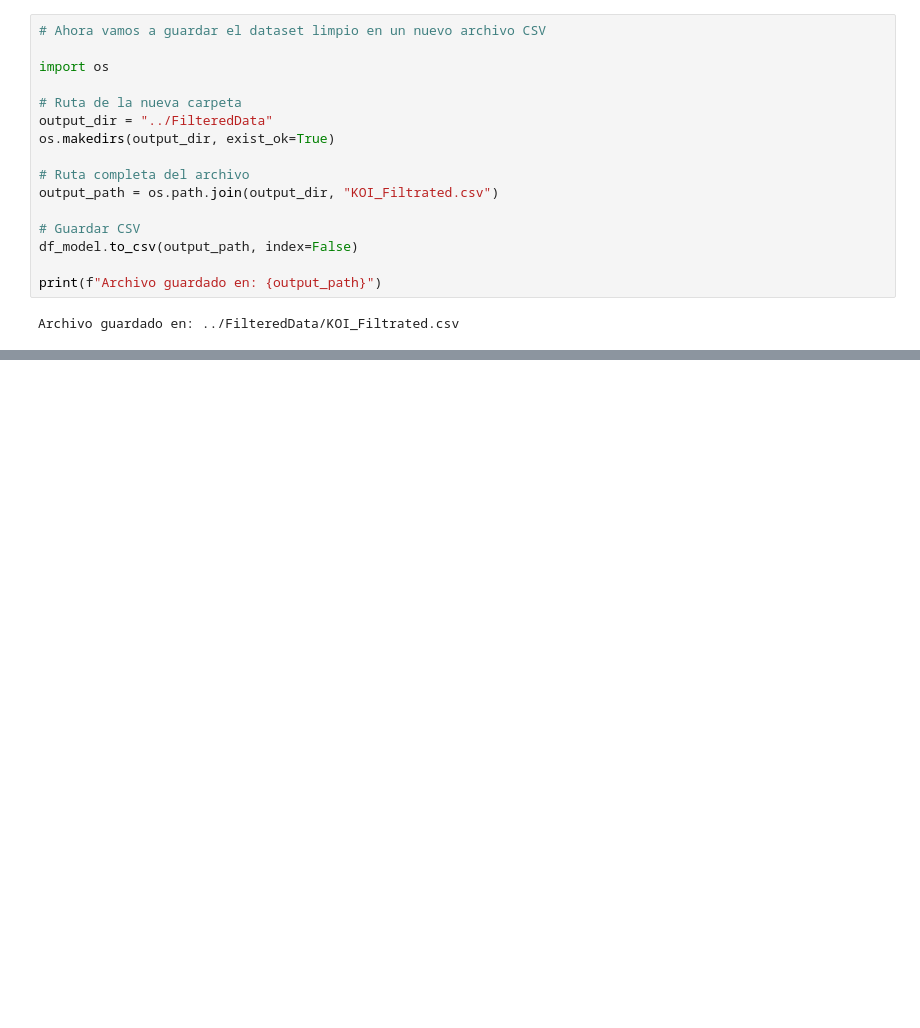
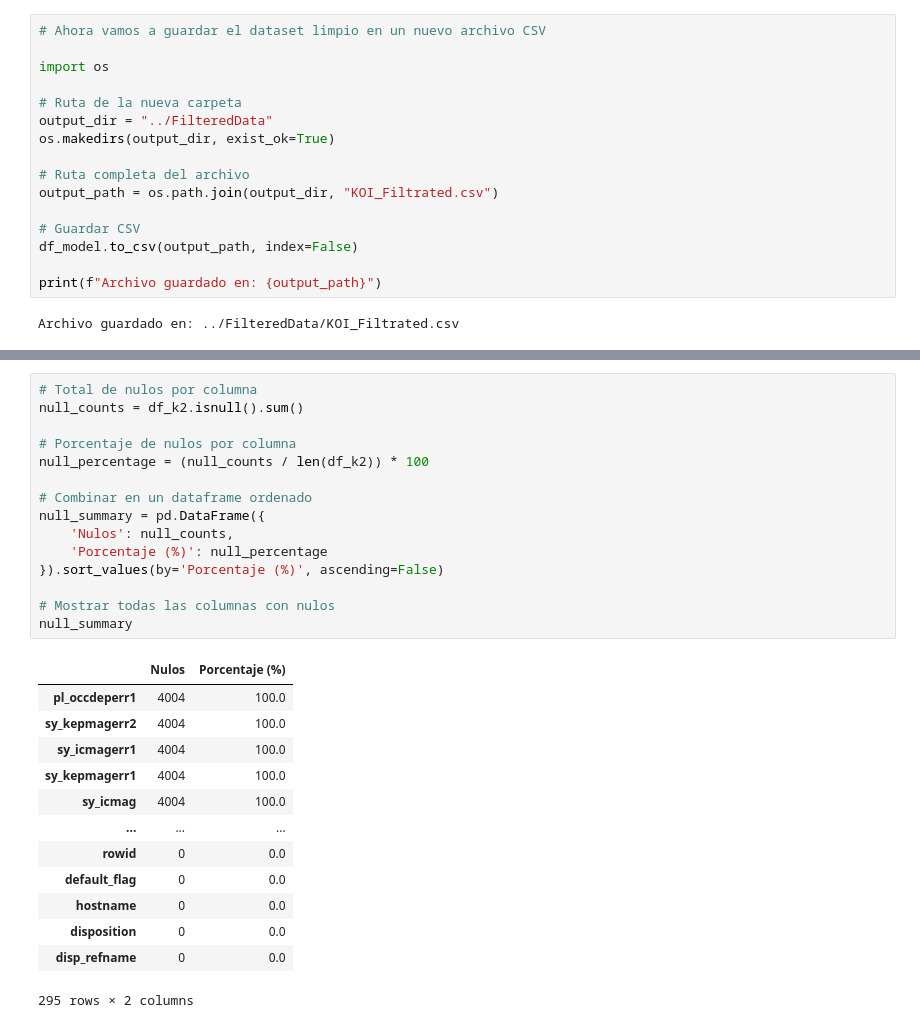
Before and after one commit to lunajimenez/AWorldAwayLuna, a Jupyter notebook: Notebooks/analisis_exploratorio.ipynb, the cells around one changed output, grey strips where cells are left out. Drawn from its saved outputs; the diff is of its cells as text; blank space fills up the shorter version.

```diff
--- a/Notebooks/analisis_exploratorio.ipynb
+++ b/Notebooks/analisis_exploratorio.ipynb
@@ -268,0 +346,29 @@ Archivo guardado en: ../FilteredData/KOI_Filtrated.csv
+# %%
+# Total de nulos por columna
+null_counts = df_k2.isnull().sum()
+
+# Porcentaje de nulos por columna
+null_percentage = (null_counts / len(df_k2)) * 100
+
+# Combinar en un dataframe ordenado
+null_summary = pd.DataFrame({
+    'Nulos': null_counts,
+    'Porcentaje (%)': null_percentage
+}).sort_values(by='Porcentaje (%)', ascending=False)
+
+# Mostrar todas las columnas con nulos
+null_summary
+# %% [output]
+|  | Nulos | Porcentaje (%) |
+| pl_occdeperr1 | 4004 | 100.0 |
+| sy_kepmagerr2 | 4004 | 100.0 |
+| sy_icmagerr1 | 4004 | 100.0 |
+| sy_kepmagerr1 | 4004 | 100.0 |
+| sy_icmag | 4004 | 100.0 |
+| ... | ... | ... |
+| rowid | 0 | 0.0 |
+| default_flag | 0 | 0.0 |
+| hostname | 0 | 0.0 |
+| disposition | 0 | 0.0 |
+| disp_refname | 0 | 0.0 |
+295 rows × 2 columns
```
Also changed, not shown: parts of 12 cells of this notebook, 1 other file.
